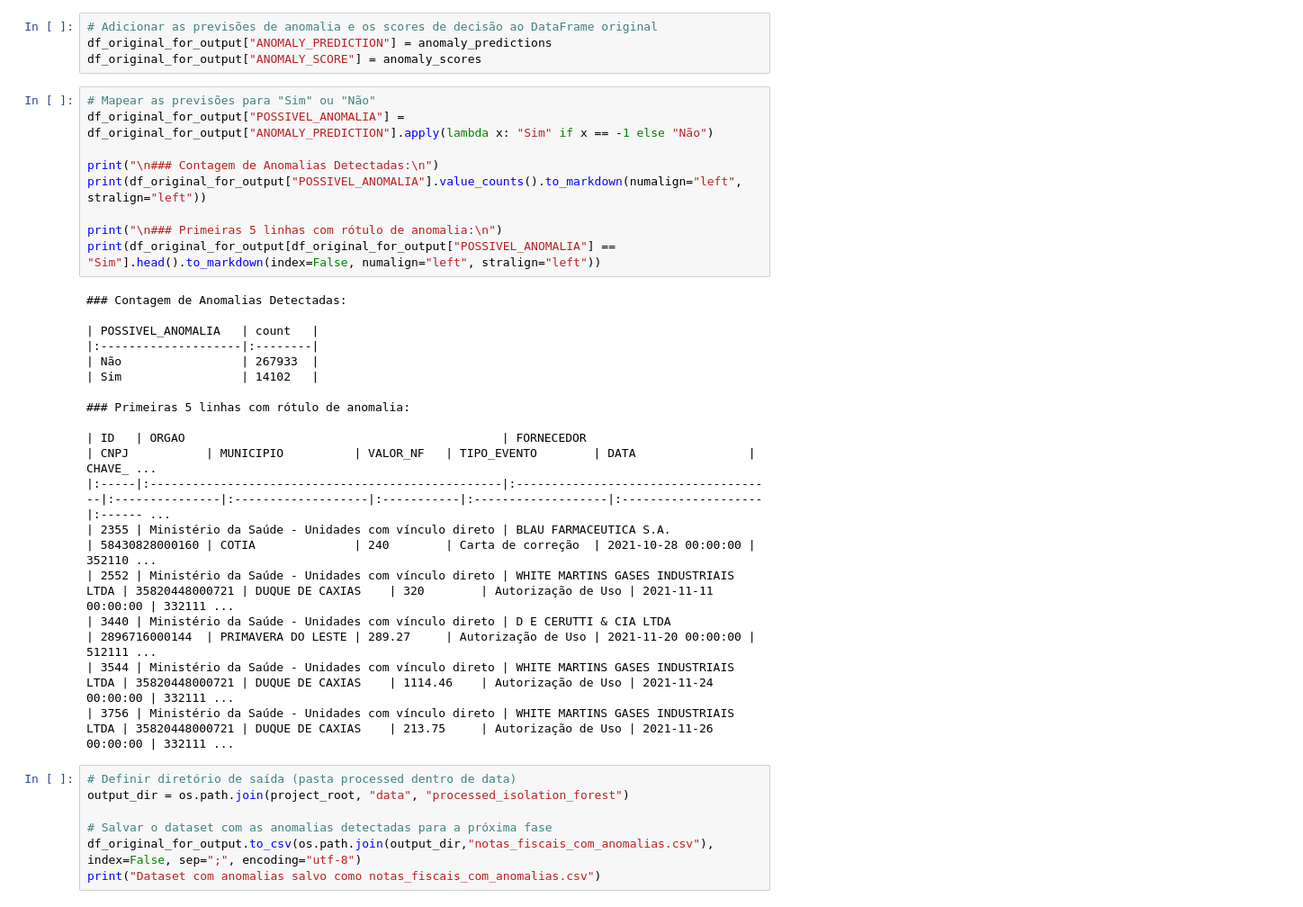
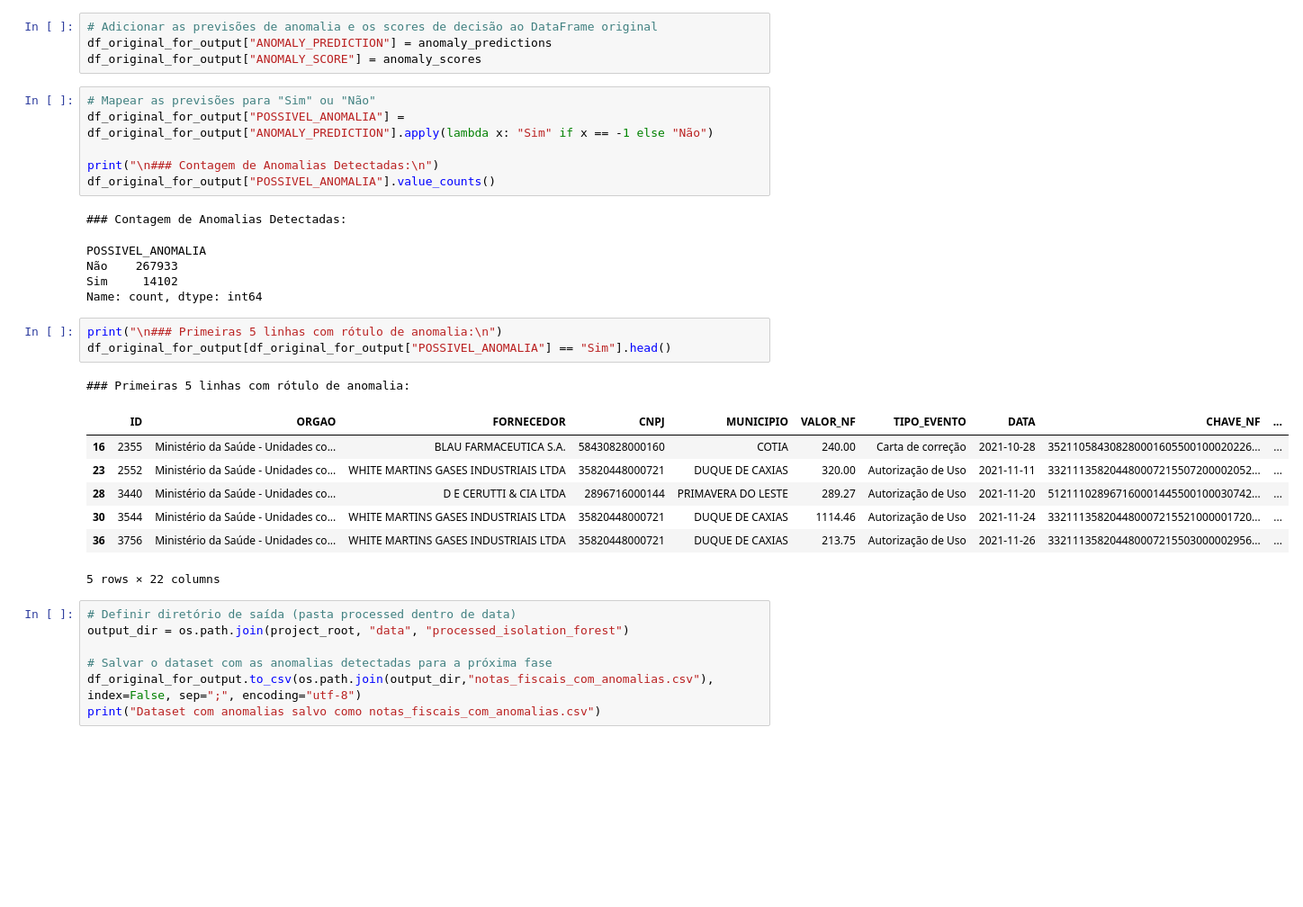
Before and after one commit to Mr-reinert/public-data-analysis-anomaly-detection-ml, a Jupyter notebook: notebooks/2_Isolation_forest.ipynb, the cells around one changed output. Shown: that part at 90% size. Drawn from its saved outputs; the diff is of its cells as text; blank space fills up the shorter version.

```diff
--- a/notebooks/2_Isolation_forest.ipynb
+++ b/notebooks/2_Isolation_forest.ipynb
@@ -140,27 +138,25 @@ df_original_for_output["ANOMALY_SCORE"] = anomaly_scores
 df_original_for_output["POSSIVEL_ANOMALIA"] = df_original_for_output["ANOMALY_PREDICTION"].apply(lambda x: "Sim" if x == -1 else "Não")
 
 print("\n### Contagem de Anomalias Detectadas:\n")
-print(df_original_for_output["POSSIVEL_ANOMALIA"].value_counts().to_markdown(numalign="left", stralign="left"))
-
-print("\n### Primeiras 5 linhas com rótulo de anomalia:\n")
-print(df_original_for_output[df_original_for_output["POSSIVEL_ANOMALIA"] == "Sim"].head().to_markdown(index=False, numalign="left", stralign="left"))
+df_original_for_output["POSSIVEL_ANOMALIA"].value_counts()
 # %% [output]
 ### Contagem de Anomalias Detectadas:
-
-| POSSIVEL_ANOMALIA   | count   |
-|:--------------------|:--------|
-| Não                 | 267933  |
-| Sim                 | 14102   |
-
-### Primeiras 5 linhas com rótulo de anomalia:
-
-| ID   | ORGAO                                             | FORNECEDOR                           | CNPJ           | MUNICIPIO          | VALOR_NF   | TIPO_EVENTO        | DATA                | CHAVE_ ...
-|:-----|:--------------------------------------------------|:-------------------------------------|:---------------|:-------------------|:-----------|:-------------------|:--------------------|:------ ...
-| 2355 | Ministério da Saúde - Unidades com vínculo direto | BLAU FARMACEUTICA S.A.               | 58430828000160 | COTIA              | 240        | Carta de correção  | 2021-10-28 00:00:00 | 352110 ...
-| 2552 | Ministério da Saúde - Unidades com vínculo direto | WHITE MARTINS GASES INDUSTRIAIS LTDA | 35820448000721 | DUQUE DE CAXIAS    | 320        | Autorização de Uso | 2021-11-11 00:00:00 | 332111 ...
-| 3440 | Ministério da Saúde - Unidades com vínculo direto | D E CERUTTI & CIA LTDA               | 2896716000144  | PRIMAVERA DO LESTE | 289.27     | Autorização de Uso | 2021-11-20 00:00:00 | 512111 ...
-| 3544 | Ministério da Saúde - Unidades com vínculo direto | WHITE MARTINS GASES INDUSTRIAIS LTDA | 35820448000721 | DUQUE DE CAXIAS    | 1114.46    | Autorização de Uso | 2021-11-24 00:00:00 | 332111 ...
-| 3756 | Ministério da Saúde - Unidades com vínculo direto | WHITE MARTINS GASES INDUSTRIAIS LTDA | 35820448000721 | DUQUE DE CAXIAS    | 213.75     | Autorização de Uso | 2021-11-26 00:00:00 | 332111 ...
+POSSIVEL_ANOMALIA
+Não    267933
+Sim     14102
+Name: count, dtype: int64
+# %%
+print("\n### Primeiras 5 linhas com rótulo de anomalia:\n")
+df_original_for_output[df_original_for_output["POSSIVEL_ANOMALIA"] == "Sim"].head()
+# %% [output]
+### Primeiras 5 linhas com rótulo de anomalia:
+|  | ID | ORGAO | FORNECEDOR | CNPJ | MUNICIPIO | VALOR_NF | TIPO_EVENTO | DATA | CHAVE_NF | ... |
+| 16 | 2355 | Ministério da Saúde - Unidades co... | BLAU FARMACEUTICA S.A. | 58430828000160 | COTIA | 240.00 | Carta de correção | 2021-10-28 | 352110584308280001605500100020226... | ... |
+| 23 | 2552 | Ministério da Saúde - Unidades co... | WHITE MARTINS GASES INDUSTRIAIS LTDA | 35820448000721 | DUQUE DE CAXIAS | 320.00 | Autorização de Uso | 2021-11-11 | 332111358204480007215507200002052... | ... |
+| 28 | 3440 | Ministério da Saúde - Unidades co... | D E CERUTTI & CIA LTDA | 2896716000144 | PRIMAVERA DO LESTE | 289.27 | Autorização de Uso | 2021-11-20 | 512111028967160001445500100030742... | ... |
+| 30 | 3544 | Ministério da Saúde - Unidades co... | WHITE MARTINS GASES INDUSTRIAIS LTDA | 35820448000721 | DUQUE DE CAXIAS | 1114.46 | Autorização de Uso | 2021-11-24 | 332111358204480007215521000001720... | ... |
+| 36 | 3756 | Ministério da Saúde - Unidades co... | WHITE MARTINS GASES INDUSTRIAIS LTDA | 35820448000721 | DUQUE DE CAXIAS | 213.75 | Autorização de Uso | 2021-11-26 | 332111358204480007215503000002956... | ... |
+5 rows × 22 columns
 # %%
 # Definir diretório de saída (pasta processed dentro de data)
 output_dir = os.path.join(project_root, "data", "processed_isolation_forest")
```
Also changed, not shown: parts of 3 cells of this notebook.
